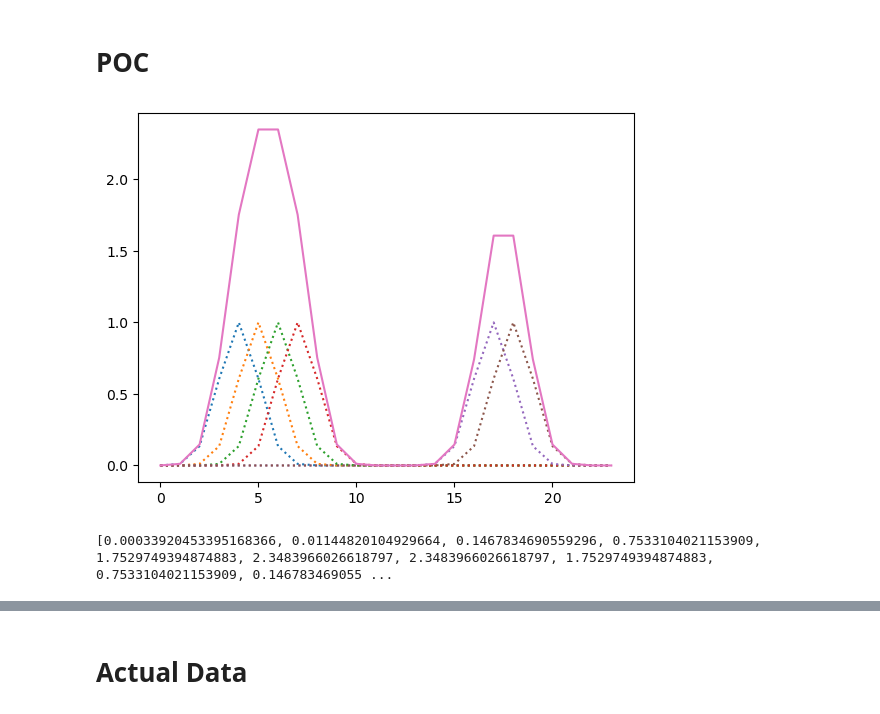
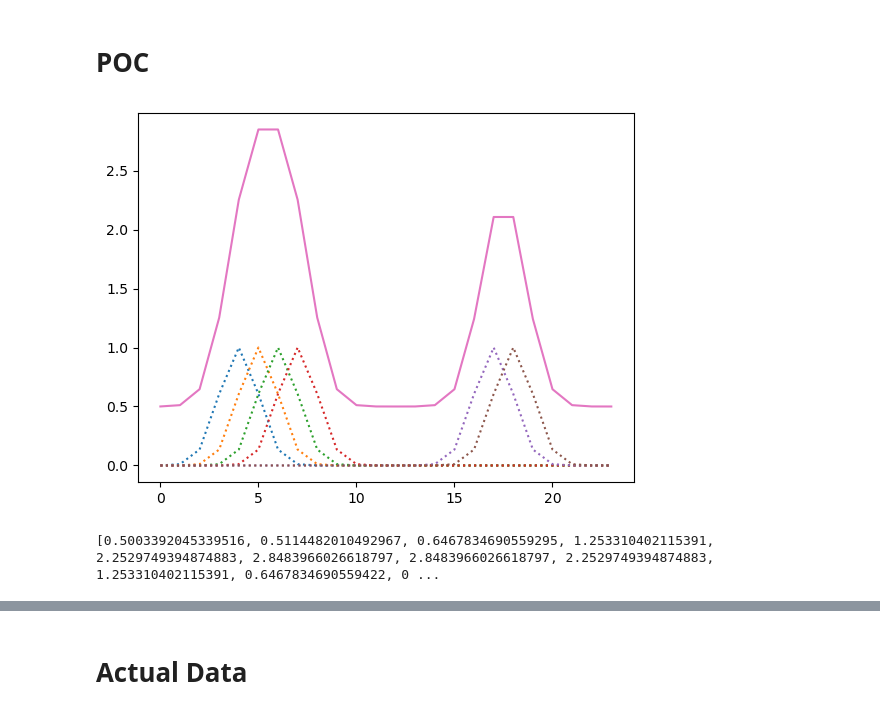
Before and after one commit to VariantCalling/VariantCalling, a Jupyter notebook: weighted_comparator.ipynb, the cells around one changed output, grey strips where cells are left out. Saved outputs shown, nothing was run; the diff lists cells and outputs as text; code cells hidden in the pictures.

```diff
--- a/weighted_comparator.ipynb
+++ b/weighted_comparator.ipynb
@@ -42,27 +42,28 @@ def gaussian(x, mean, std_dev):
 # %%
 weight_arr = np.zeros(length)
 x_values = np.linspace(0, length - 1, length)
 std_dev_value = 1
 
 index = 0
 for char1, char2, char3, char4, char5 in zip(clone1, clone2, clone3, clone4, clone5):
     if not all_same(char1, char2, char3, char4, char5):
         weight_window = gaussian(x_values, index, std_dev_value)
         normalised = weight_window / np.max(weight_window)
         plt.plot(normalised, linestyle=':')
         weight_arr += normalised
     index += 1
 
 # weight_arr /= np.max(weight_arr)
+weight_arr += 0.5
 weight_arr = list(weight_arr)
 
 plt.plot(weight_arr)
 plt.show()
 
 print(weight_arr)
 # %% [output]
-[figure, old version]
+[figure, new version]
-[0.00033920453395168366, 0.01144820104929664, 0.1467834690559296, 0.7533104021153909, 1.7529749394874883, 2.3483966026618797, 2.3483966026618797, 1.7529749394874883, 0.7533104021153909, 0.146783469055 ...
+[0.5003392045339516, 0.5114482010492967, 0.6467834690559295, 1.253310402115391, 2.2529749394874883, 2.8483966026618797, 2.8483966026618797, 2.2529749394874883, 1.253310402115391, 0.6467834690559422, 0 ...
 # %%
 
 def get_vector(sequence: str):
```
Also changed, not shown: parts of 7 cells of this notebook.
